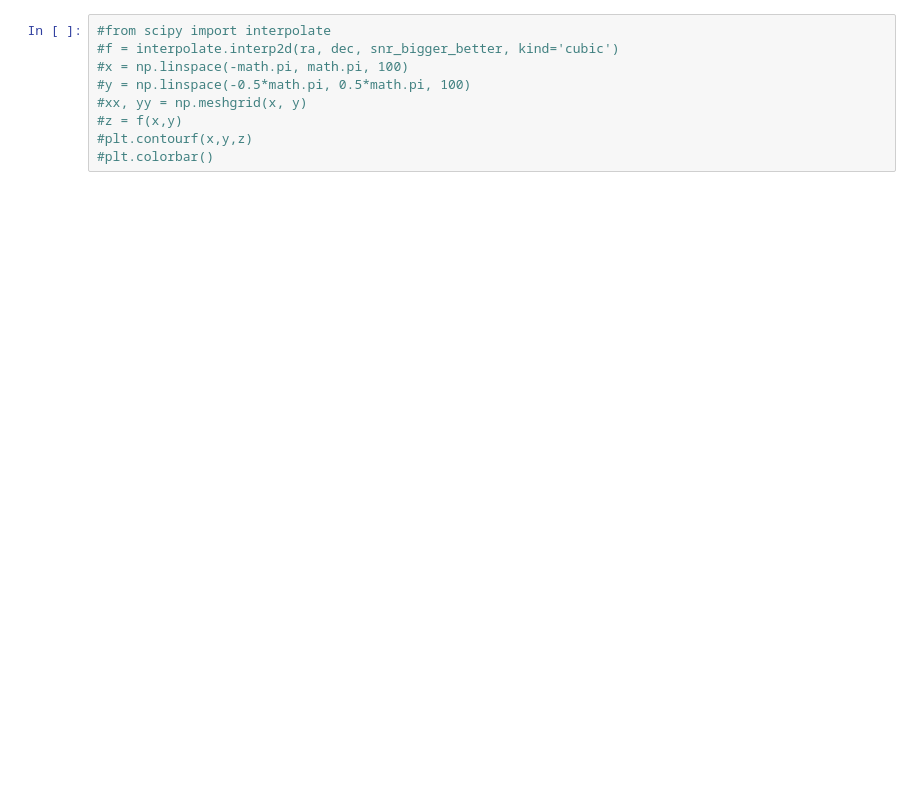
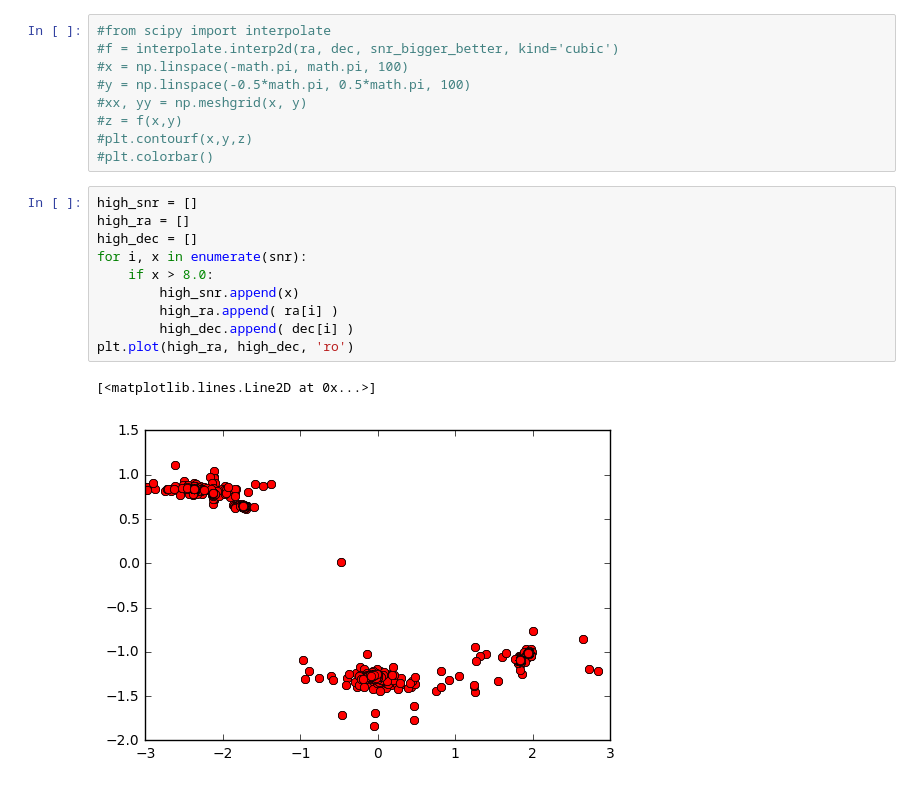
Before and after one commit to marcnormandin/ligo_data_analysis, a Jupyter notebook: notebooks/lda_test_pso.ipynb, the cells around one changed output. Cells and saved outputs as stored; diff of their text form; blank space fills up the shorter version.

```diff
--- a/notebooks/lda_test_pso.ipynb
+++ b/notebooks/lda_test_pso.ipynb
@@ -55,3 +56,16 @@ plt.savefig('ptapso_data_plot.png')
 #z = f(x,y)
 #plt.contourf(x,y,z)
 #plt.colorbar()
+# %%
+high_snr = []
+high_ra = []
+high_dec = []
+for i, x in enumerate(snr):
+    if x > 8.0:
+        high_snr.append(x)
+        high_ra.append( ra[i] )
+        high_dec.append( dec[i] )
+plt.plot(high_ra, high_dec, 'ro')
+# %% [output]
+[<matplotlib.lines.Line2D at 0x...>]
+[figure, added]
```
Also changed, not shown: parts of 2 cells of this notebook.
